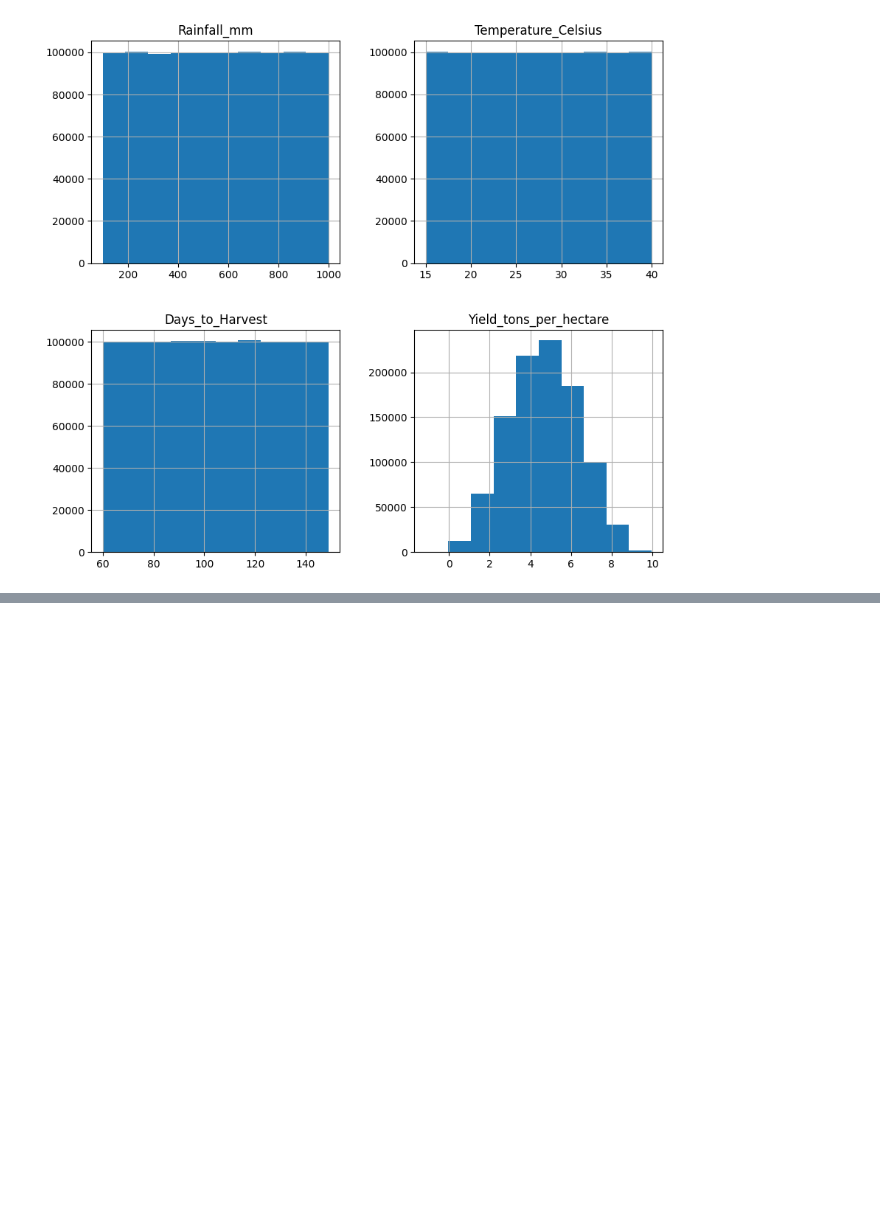
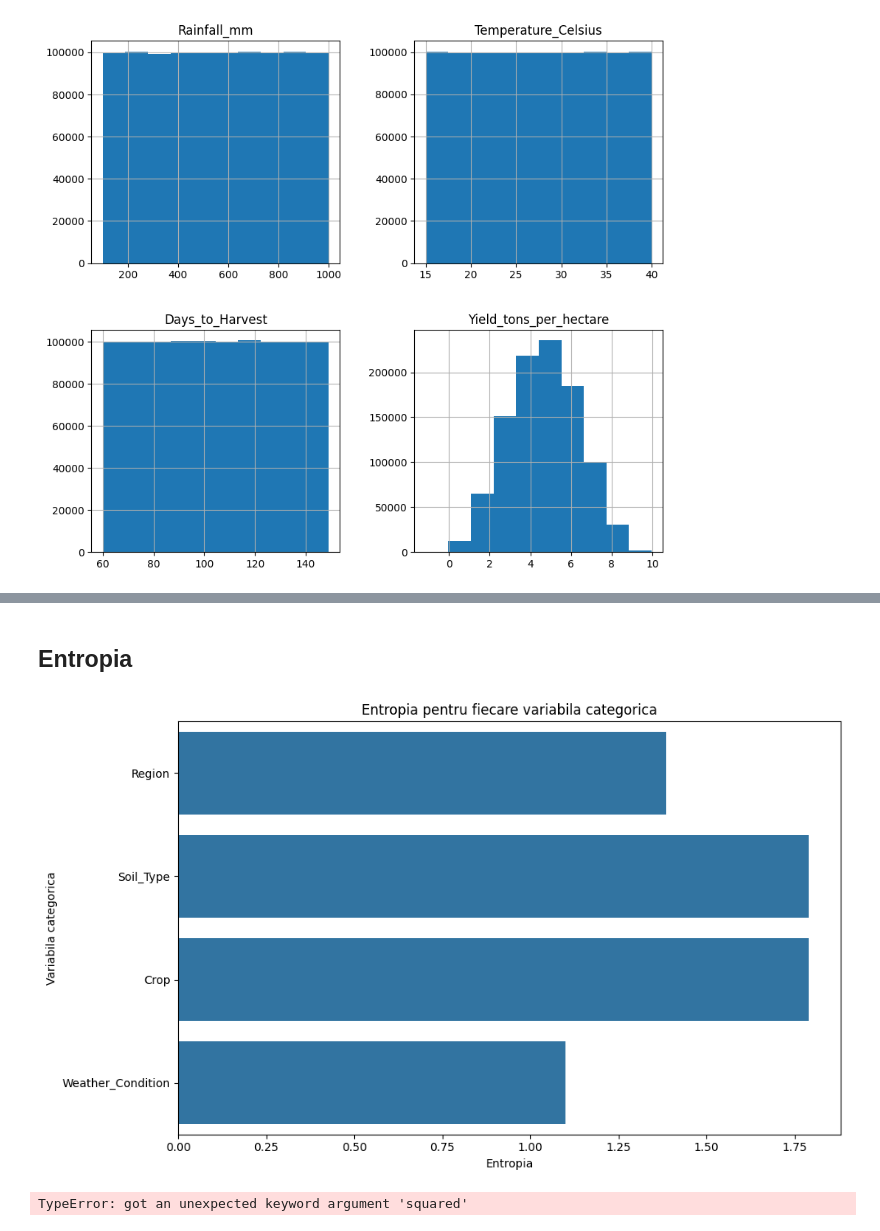
Before and after one commit to GavrisNicu1/agricultural-yield, a Jupyter notebook: agricultural_yield.ipynb, the cells around one changed output, grey strips where cells are left out. Drawn from its saved outputs; the diff is of its cells as text; code cells hidden in the pictures; blank space fills up the shorter version.

```diff
--- a/agricultural_yield.ipynb
+++ b/agricultural_yield.ipynb
@@ -84,0 +166,79 @@ plT.show()
+# %% [markdown]
+## Entropia
+# %%
+def calculate_entropy(data):
+    probabilities = data.value_counts(normalize=True)
+    entropy = -np.sum(probabilities * np.log(probabilities))
+    return entropy
+entropy_values = {}
+for column in df.columns:
+    if df[column].dtype == 'object':
+        entropy = calculate_entropy(df[column])
+        entropy_values[column] = entropy
+entropy_values
+entropy_df = pd.DataFrame(list(entropy_values.items()), columns=['Column', 'Entropy'])
+plt.figure(figsize=(10, 6))
+sns.barplot(x='Entropy', y='Column', data=entropy_df)
+plt.title('Entropia pentru fiecare variabila categorica')
+plt.xlabel('Entropia')
+plt.ylabel('Variabila categorica')
+plt.tight_layout()
+plt.show()
+# %% [output]
+[figure, added]
+# %%
+from sklearn.model_selection import train_test_split
+from sklearn.linear_model import LinearRegression
+from sklearn.metrics import mean_squared_error, r2_score
+
+# Împărțirea datelor în X (features) și y (target)
+X = df.drop('Yield_tons_per_hectare', axis=1)  # Înlocuiește 'target_column' cu coloana țintă
+y = df['Yield_tons_per_hectare']
+
+# Transformarea coloanelor categorice în variabile numerice
+categorical_columns = X.select_dtypes(include=['object']).columns
+X = pd.get_dummies(X, columns=categorical_columns, drop_first=True)
+
+# Împărțirea datelor în seturi de antrenare și testare
+X_train, X_test, y_train, y_test = train_test_split(X, y, test_size=0.2, random_state=42)
+
+# Model de regresie liniară
+linear_model = LinearRegression()
+linear_model.fit(X_train, y_train)
+
+# Predicții și evaluare
+y_pred = linear_model.predict(X_test)
+rmse = mean_squared_error(y_test, y_pred, squared=False)
+r2 = r2_score(y_test, y_pred)
+
+print(f"RMSE: {rmse}")
+print(f"R²: {r2}")
+
+
+
+
+
+
+
+from sklearn.model_selection import train_test_split
+from sklearn.linear_model import LinearRegression
+from sklearn.metrics import mean_squared_error, r2_score
+
+# Împărțirea datelor în seturi de antrenare și testare
+X = df.drop('Yield_tons_per_hectare', axis=1)  # Înlocuiește 'target_column' cu coloana țintă
+y = df['Yield_tons_per_hectare']
+X_train, X_test, y_train, y_test = train_test_split(X, y, test_size=0.2, random_state=42)
+
+# Model de regresie liniară
+linear_model = LinearRegression()
+linear_model.fit(X_train, y_train)
+
+# Predicții și evaluare
+y_pred = linear_model.predict(X_test)
+rmse = mean_squared_error(y_test, y_pred, squared=False)
+r2 = r2_score(y_test, y_pred)
+
+print(f"RMSE: {rmse}")
+print(f"R²: {r2}")
+# %% [output]
+TypeError: got an unexpected keyword argument 'squared'
```
Also changed, not shown: parts of 10 cells of this notebook, 13 other files.
